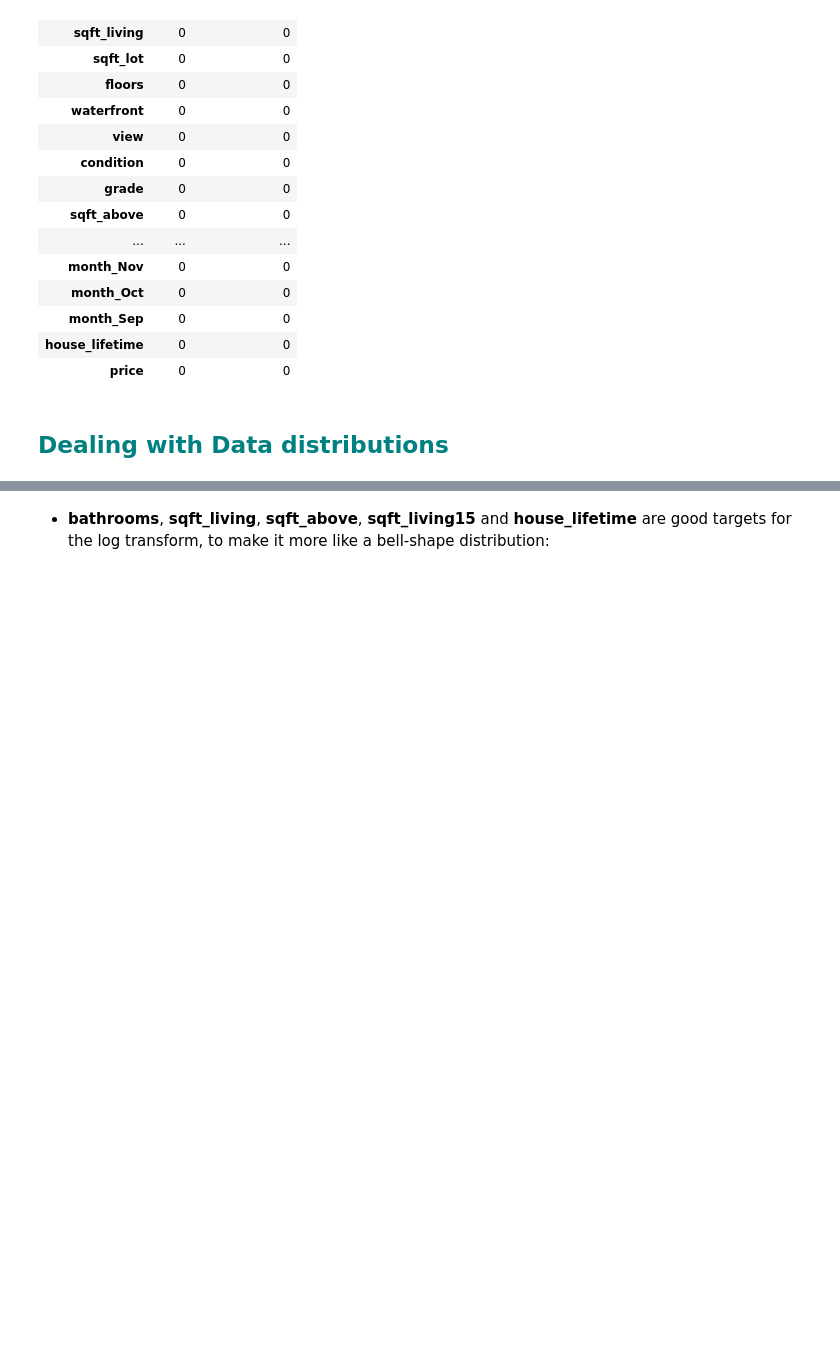
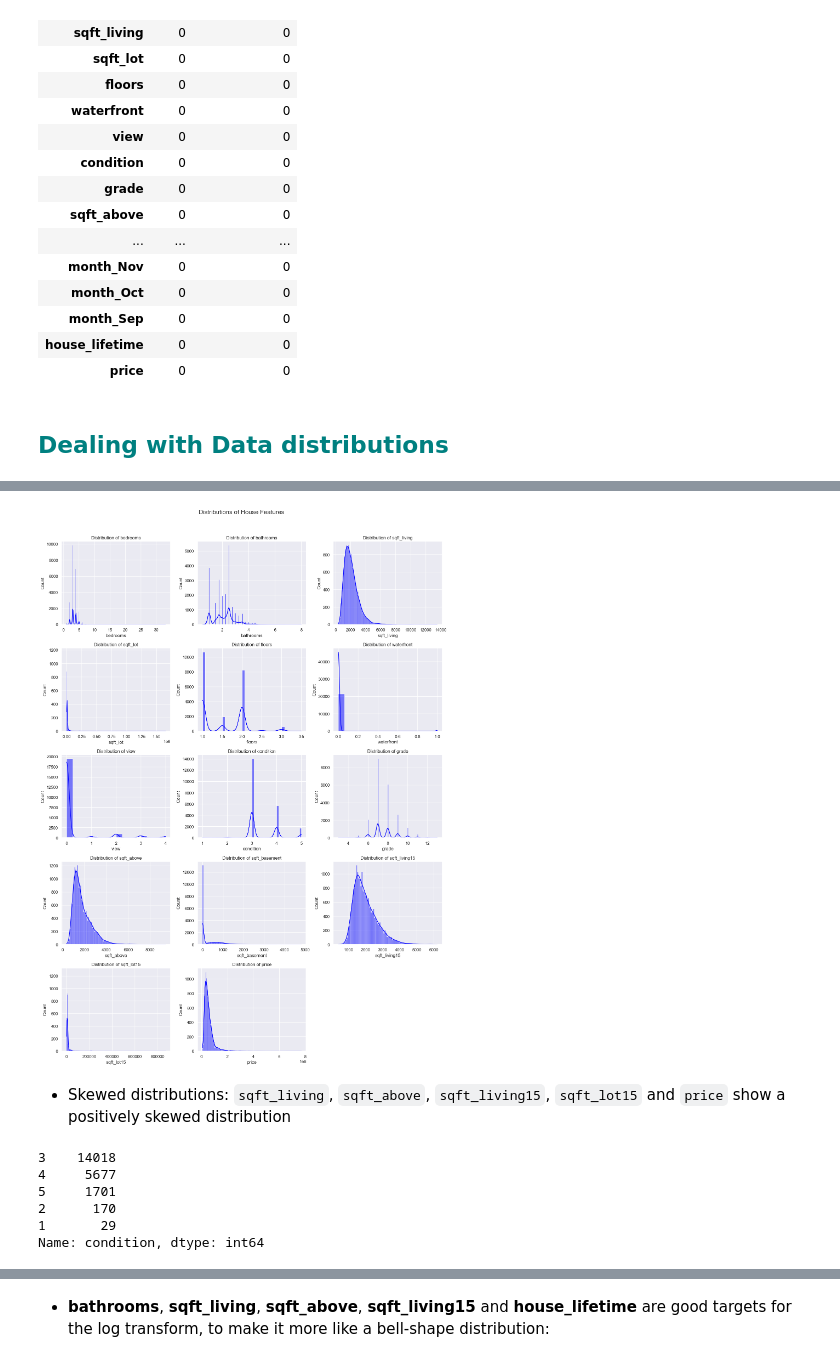
Before and after one commit to jesus-jpeg/patent-pending, a Jupyter notebook: 03_python_scripts/03_eda.ipynb, the cells around one changed output, grey strips where cells are left out. Saved outputs shown, nothing was run; the diff lists cells and outputs as text; code cells hidden in the pictures; blank space fills up the shorter version.

```diff
--- a/03_python_scripts/03_eda.ipynb
+++ b/03_python_scripts/03_eda.ipynb
@@ -83,17 +83,3 @@ There are 2 duplicate rows. Also;
 # So, nothing to do here, moving on!
 # %% [markdown]
 <h2 style="color: #008080;">Dealing with Data distributions</h2>
-# %%
-fig, axes = plt.subplots(nrows=6, ncols=3, figsize=(20, 16))
-color = '#0072B2'  # blue
-
-for i, ax in enumerate(axes.flat):
-    if i >= len(cleaned.columns):
-        break
-    sns.histplot(data=cleaned, x=cleaned.columns[i], color=color, bins=20, kde=True, ax=ax)
-    ax.set_title(cleaned.columns[i])
-    ax.set_xlabel(cleaned.columns[i])
-    ax.set_ylabel('Frequency')
-
-plt.tight_layout()
-plt.show()
@@ -101,0 +96,42 @@ plt.show()
+# %%
+# We will check Data distribtuions for all features, but not month encoded
+house_features = cleaned[['bedrooms', 'bathrooms', 'sqft_living', 'sqft_lot', 'floors',
+       'waterfront', 'view', 'condition', 'grade', 'sqft_above',
+       'sqft_basement', 'sqft_living15', 'sqft_lot15', 'price']]
+
+# Dark background
+sns.set(style="darkgrid")
+
+# Number of rows and columns for the grid
+n_features = len(house_features.columns)
+n_cols = 3
+n_rows = (n_features + n_cols - 1) // n_cols
+
+# Grid of histograms
+fig, axes = plt.subplots(n_rows, n_cols, figsize=(15, 20))
+axes = axes.flatten()
+
+for i, column in enumerate(house_features.columns):
+    sns.histplot(data=house_features, x=column, kde=True, color="blue", ax=axes[i])
+    axes[i].set_title(f"Distribution of {column}")
+
+# Removing empty subplots
+for i in range(len(house_features.columns), n_rows * n_cols):
+    fig.delaxes(axes[i])
+
+fig.suptitle("Distributions of House Features", fontsize=16, y=1.02)
+plt.tight_layout()
+plt.show()
+# %% [output]
+[figure, added]
+# %% [markdown]
+* Skewed distributions: `sqft_living`, `sqft_above`, `sqft_living15`, `sqft_lot15` and `price` show a positively skewed distribution
+# %%
+cleaned['condition'].value_counts()
+# %% [output]
+3    14018
+4     5677
+5     1701
+2      170
+1       29
+Name: condition, dtype: int64
```
Also changed, not shown: parts of 10 cells of this notebook, 1 other file.
